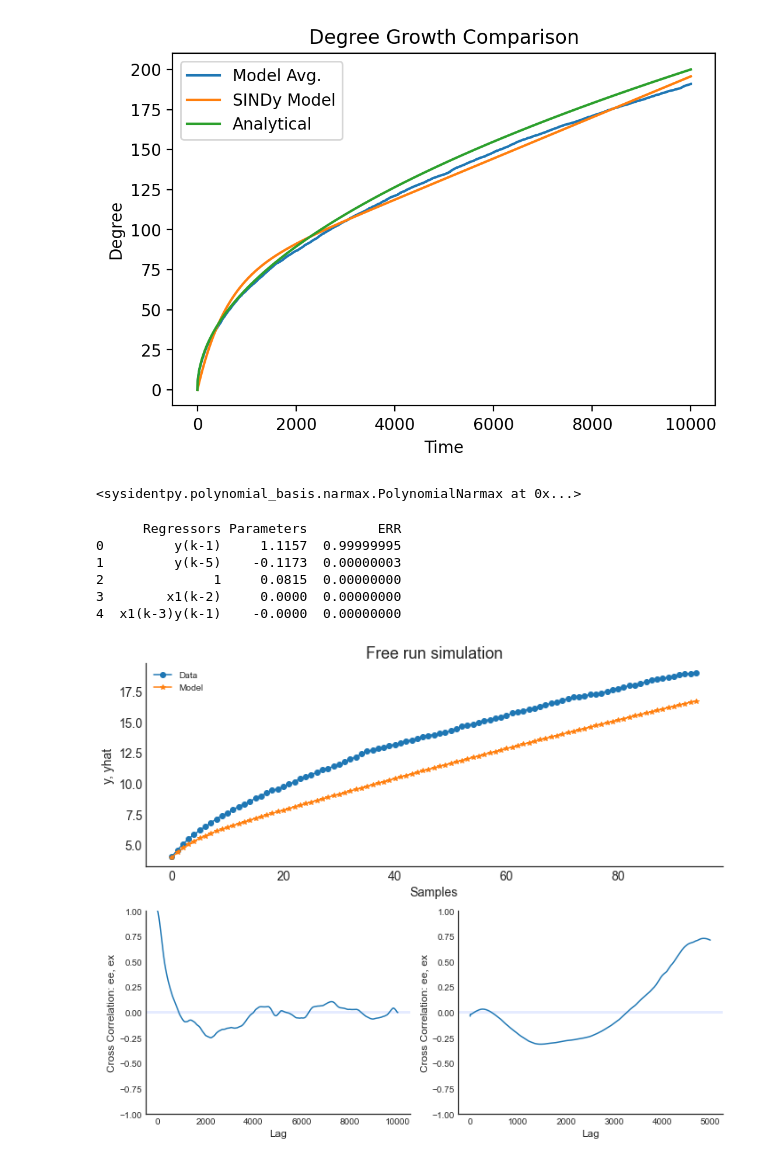
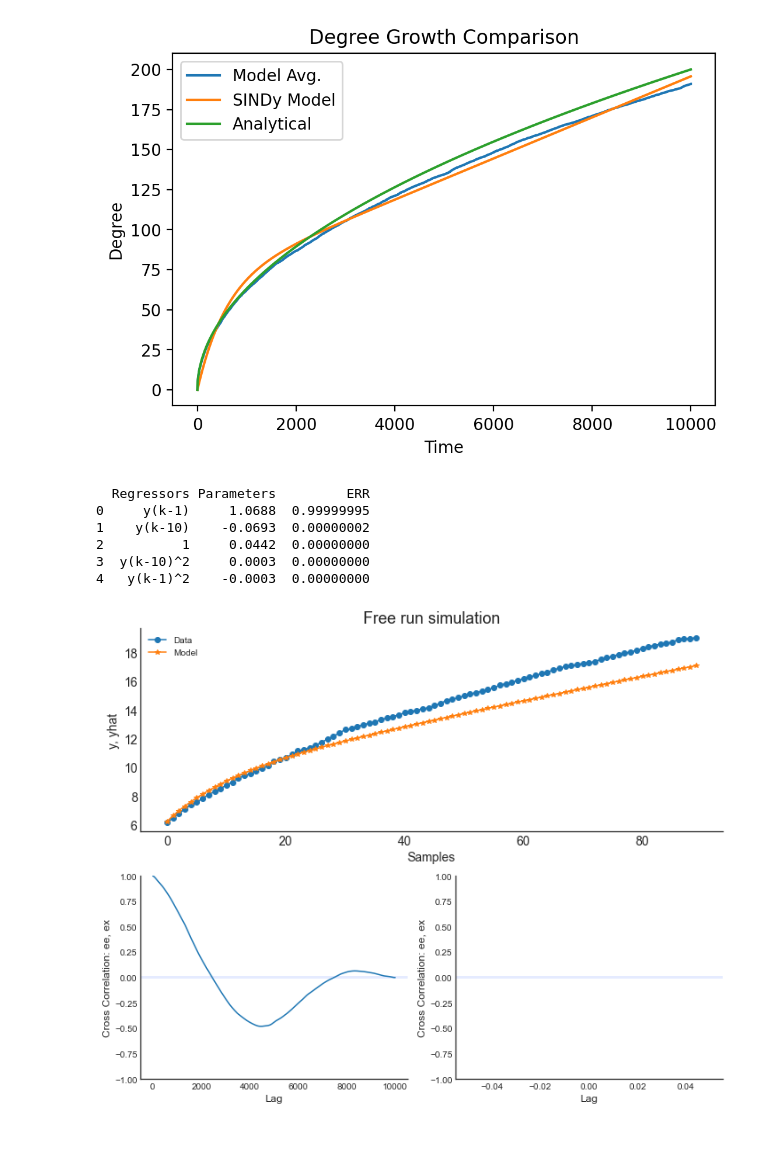
Before and after one commit to DavidContrerasFranco/Data-Driven-Dynamics-Understanding, a Jupyter notebook: Notebooks/barabasi_sindy.ipynb, the cells around one changed output. Saved outputs shown, nothing was run; the diff lists cells and outputs as text; code cells hidden in the pictures.

Commit message:
NARMAX Adjusted

```diff
--- a/Notebooks/barabasi_sindy.ipynb
+++ b/Notebooks/barabasi_sindy.ipynb
@@ -141,7 +141,9 @@ from sysidentpy.utils.generate_data import get_siso_data
 from sysidentpy.polynomial_basis import PolynomialNarmax
 # %%
 delay = 0
-x_train = x_valid = np.zeros(len(avg_degree[delay:,0])).reshape(-1, 1)
+x = np.zeros(len(avg_degree[delay:,0])).reshape(-1, 1)
+y = avg_degree[delay:,0].reshape(-1, 1)
+x_train = x_valid = np.ones(len(avg_degree[delay:,0])).reshape(-1, 1)
 # x_train = x_valid = t[delay:].reshape(-1, 1)
 y_train = y_valid = avg_degree[delay:,0].reshape(-1, 1)
 # %%
@@ -150,29 +152,28 @@ model = PolynomialNarmax(
     order_selection=True,
     n_info_values=10,
     extended_least_squares=False,
-    ylag=5,
-    xlag=5,
+    ylag=10,
+    xlag=10,
     info_criteria='aic',
     estimator='least_squares'
 )
 # %%
 model.fit(x_train, y_train)
-# %% [output]
-<sysidentpy.polynomial_basis.narmax.PolynomialNarmax at 0x...>
 # %%
 yhat = model.predict(x_valid, y_valid)
 results = pd.DataFrame(model.results(err_precision=8, dtype='dec'),
                         columns=['Regressors', 'Parameters', 'ERR'])
 print(results)
 # %% [output]
-      Regressors Parameters         ERR
-0         y(k-1)     1.1157  0.99999995
-1         y(k-5)    -0.1173  0.00000003
-2              1     0.0815  0.00000000
-3        x1(k-2)     0.0000  0.00000000
-4  x1(k-3)y(k-1)    -0.0000  0.00000000
+  Regressors Parameters         ERR
+0     y(k-1)     1.0688  0.99999995
+1    y(k-10)    -0.0693  0.00000002
+2          1     0.0442  0.00000000
+3  y(k-10)^2     0.0003  0.00000000
+4   y(k-1)^2    -0.0003  0.00000000
 # %%
 ee, ex, extras, lam = model.residuals(x_valid, y_valid, yhat)
 model.plot_result(y_valid, yhat, ee, ex)
+k_nrm = yhat
 # %% [output]
-[figure, old version]
+[figure, new version]
```
Also changed, not shown: parts of 1 cell of this notebook, 1 other file.
